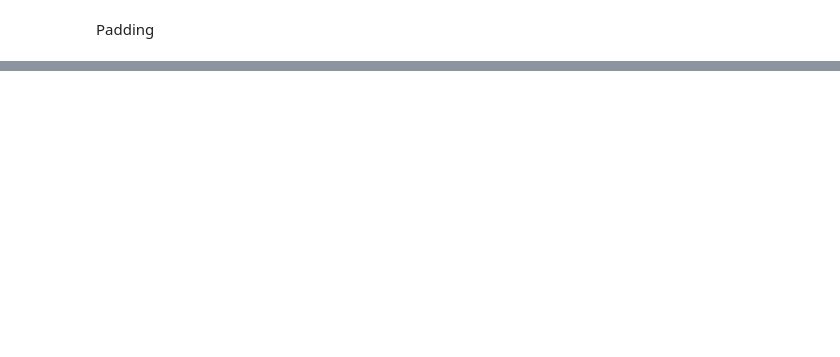
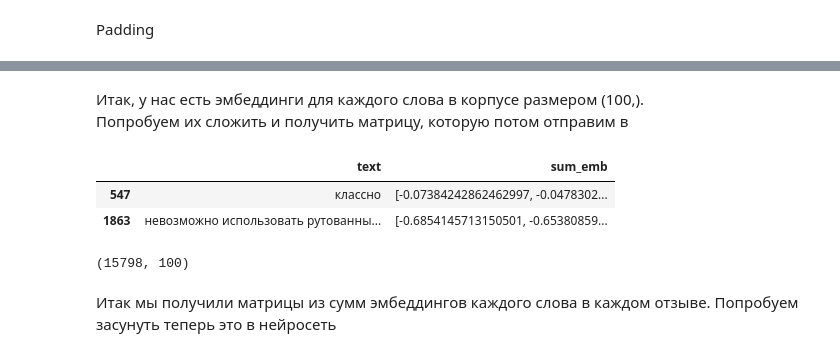
Before and after one commit to ssv273/NLP, a Jupyter notebook: HW_05.ipynb, the cells around one changed output, grey strips where cells are left out. Drawn from its saved outputs; the diff is of its cells as text; code cells hidden in the pictures; blank space fills up the shorter version.

```diff
--- a/HW_05.ipynb
+++ b/HW_05.ipynb
@@ -159,0 +259,2 @@ Errors may have originated from an input operation.
+# %%
+model = Word2Vec(corpus, min_count = 5, workers=cpu_count())
@@ -159,0 +294,22 @@ Errors may have originated from an input operation.
+# %% [markdown]
+Итак, у нас есть эмбеддинги для каждого слова в корпусе размером (100,).
+Попробуем их сложить и получить матрицу, которую потом отправим в
+# %%
+def summ_ebm(txt):
+    summ_ = np.zeros(100)
+    for word in txt.split():
+        if word in model.wv:
+            summ_ += model.wv[word]
+    return summ_
+# %%
+X_train_emb = pd.DataFrame(X_train)
+X_test_emb = pd.DataFrame(X_test)
+# %%
+X_train_emb['sum_emb'] = X_train_emb.text.apply(summ_ebm)
+X_test_emb['sum_emb'] = X_test_emb.text.apply(summ_ebm)
+# %%
+X_train_emb.head(2)
+# %% [output]
+|  | text | sum_emb |
+| 547 | классно | [-0.07384242862462997, -0.0478302... |
+| 1863 | невозможно использовать рутованны... | [-0.6854145713150501, -0.65380859... |
@@ -159,0 +322,4 @@ Errors may have originated from an input operation.
+# %%
+xtrain_emb.shape
+# %% [output]
+(15798, 100)
@@ -159,0 +329,2 @@ Errors may have originated from an input operation.
+# %% [markdown]
+Итак мы получили матрицы из сумм эмбеддингов каждого слова в каждом отзыве. Попробуем засунуть теперь это в нейросеть
```
Also changed, not shown: parts of 35 cells of this notebook.
